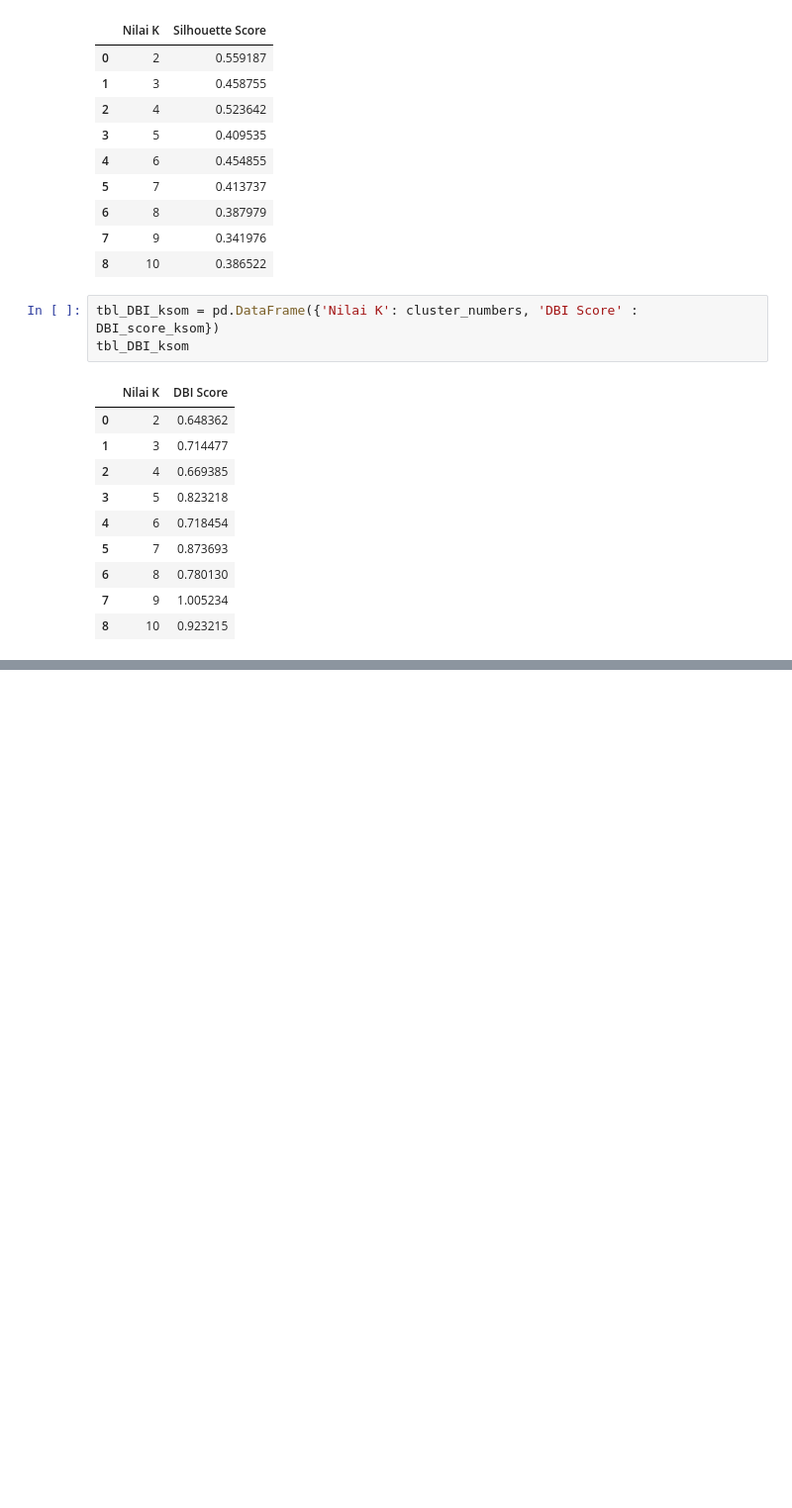
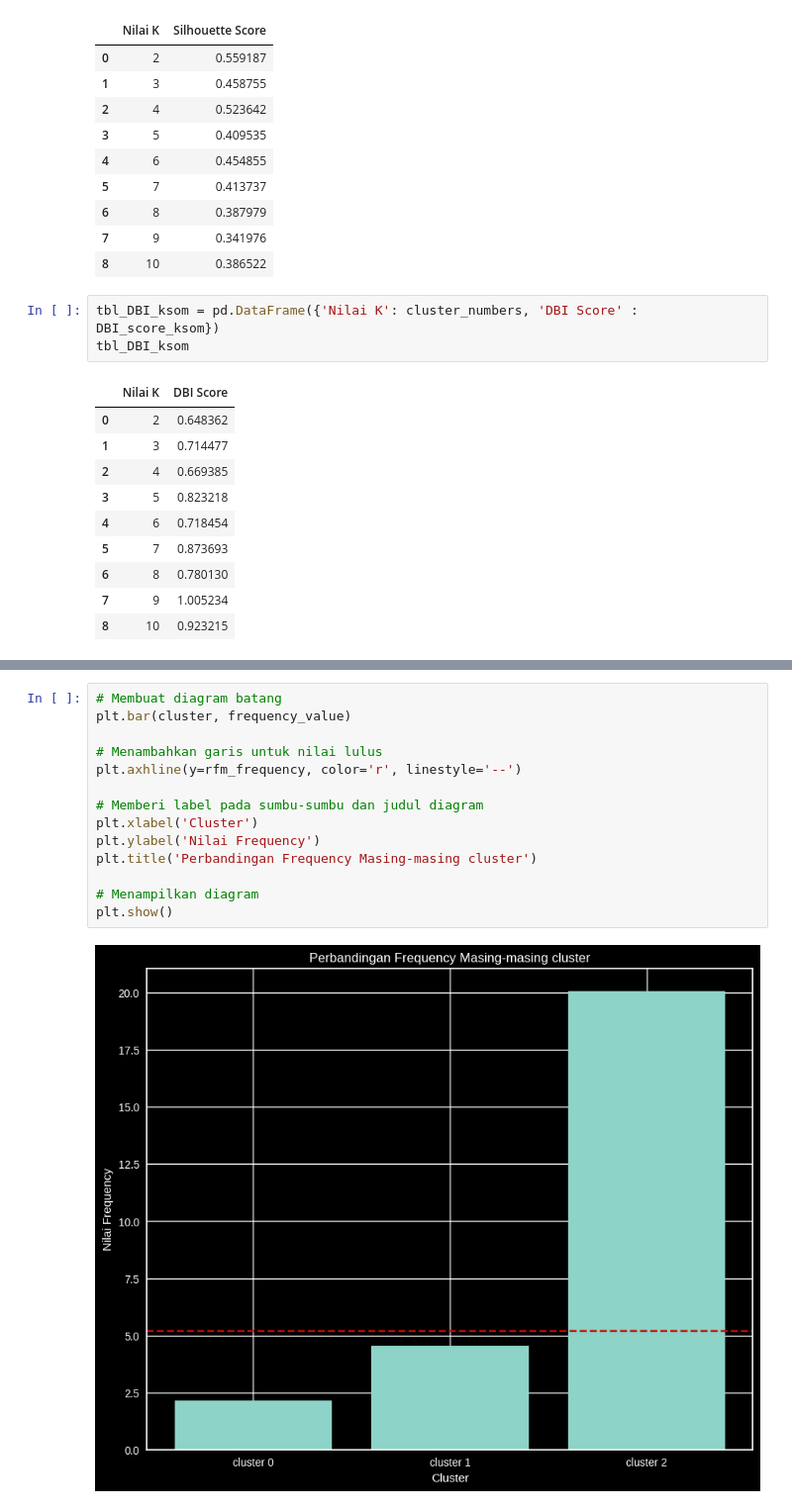
Before and after one commit to inyunita/Comparison-of-Clustering-Method-for-Customer-Segmentation-Based-on-RFM-Analysis, a Jupyter notebook: Comparison_of_3_Clustering_Method_for_Customer_Segmentation_Based_on_RFM_Analysis.ipynb, the cells around one changed output, grey strips where cells are left out. Shown at 99% size. Drawn from its saved outputs; the diff is of its cells as text; blank space fills up the shorter version.

```diff
--- a/Comparison_of_3_Clustering_Method_for_Customer_Segmentation_Based_on_RFM_Analysis.ipynb
+++ b/Comparison_of_3_Clustering_Method_for_Customer_Segmentation_Based_on_RFM_Analysis.ipynb
@@ -786,0 +958,16 @@ plt.show()
+# %%
+# Membuat diagram batang
+plt.bar(cluster, frequency_value)
+
+# Menambahkan garis untuk nilai lulus
+plt.axhline(y=rfm_frequency, color='r', linestyle='--')
+
+# Memberi label pada sumbu-sumbu dan judul diagram
+plt.xlabel('Cluster')
+plt.ylabel('Nilai Frequency')
+plt.title('Perbandingan Frequency Masing-masing cluster')
+
+# Menampilkan diagram
+plt.show()
+# %% [output]
+[figure, added]
```
Also changed, not shown: parts of 44 cells of this notebook.
